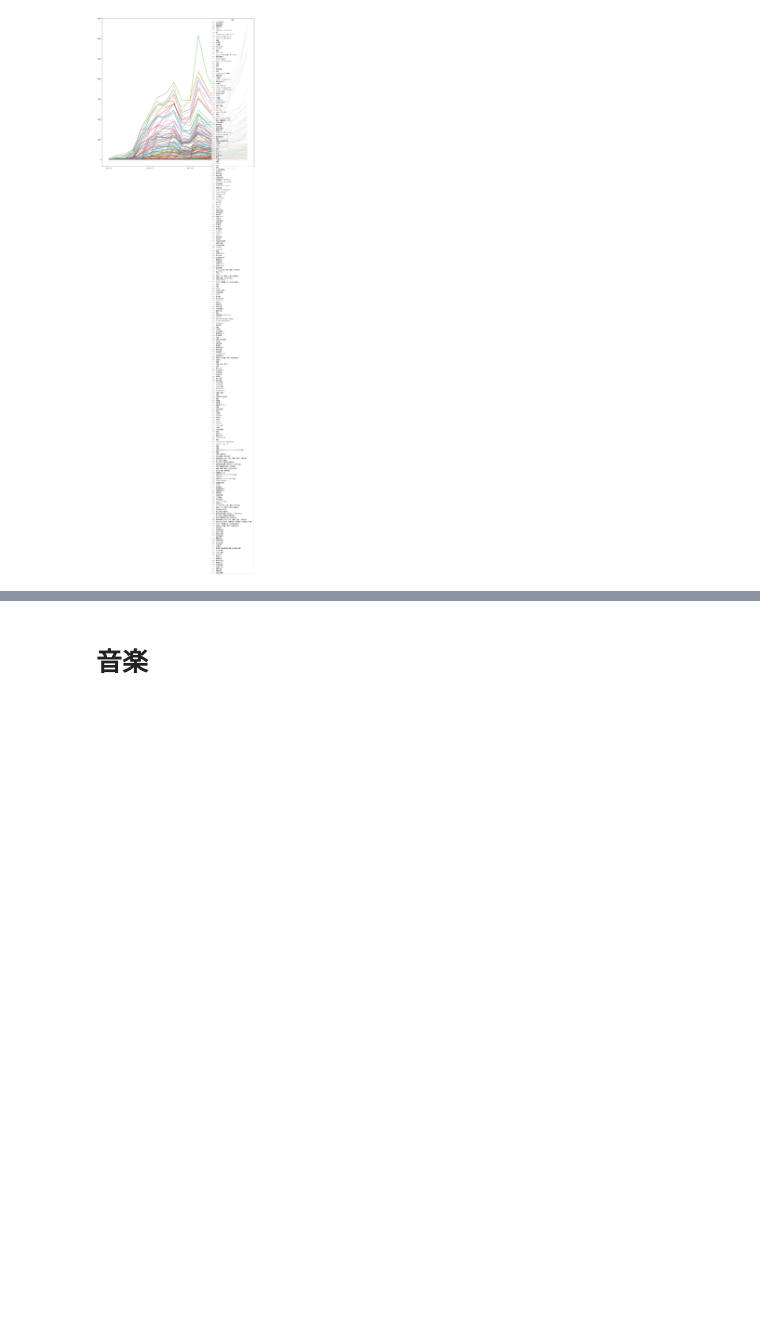
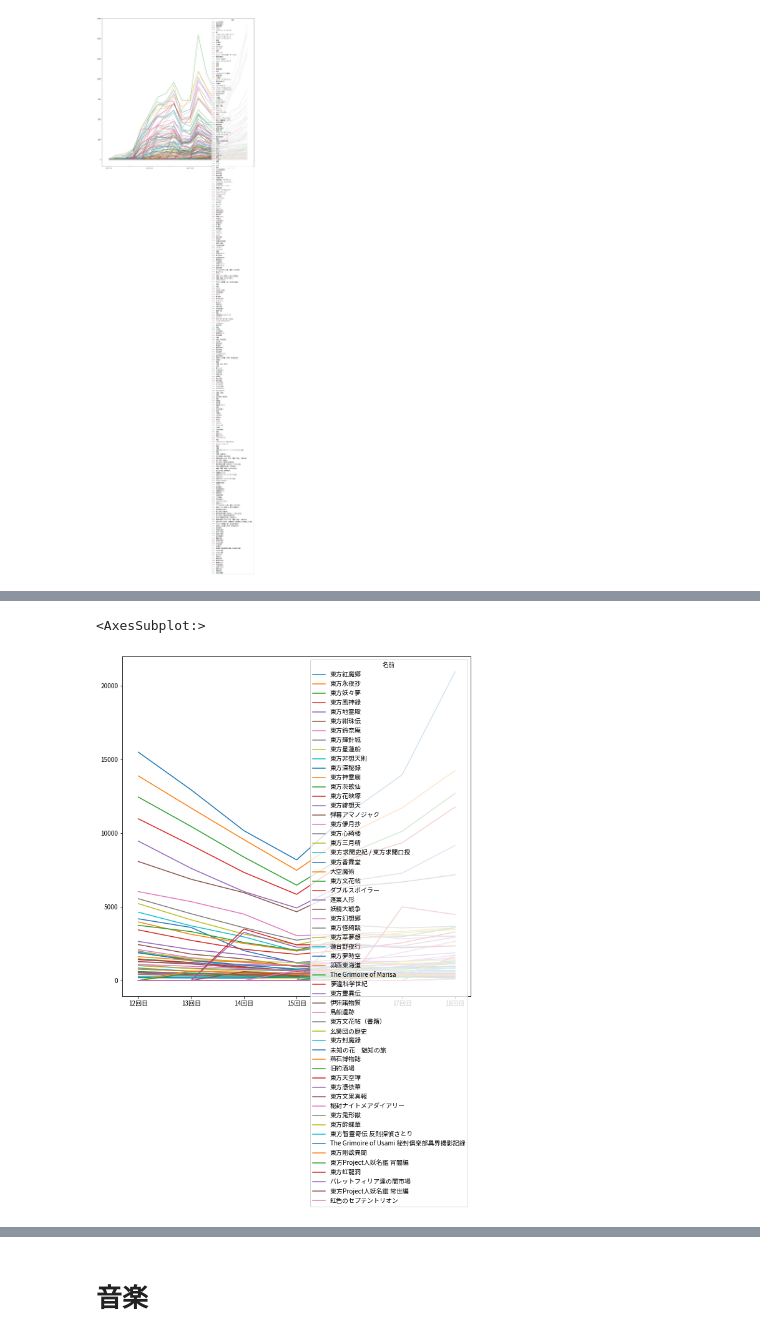
Before and after one commit to xiangze/toubou_vote_analysis, a Jupyter notebook: EDA.ipynb, the cells around one changed output, grey strips where cells are left out. Saved outputs shown, nothing was run; the diff lists cells and outputs as text; code cells hidden in the pictures; blank space fills up the shorter version.

```diff
--- a/EDA.ipynb
+++ b/EDA.ipynb
@@ -580,0 +617,12 @@ charpoint_entropy.plot(figsize=[10,10],marker='+')
+# %%
+def merge_votes(dfs):
+    pdd=dfs[0]
+    for c in dfs[1:]:
+        try:
+            pdd=pd.merge(pdd,c,on="名前",how='outer')
+        except:
+            print(c)
+    return pdd
+# %%
+title_point=merge_votes(title_points)
+title_rank=merge_votes(title_ranks)
@@ -580,0 +649,16 @@ charpoint_entropy.plot(figsize=[10,10],marker='+')
+# %%
+def transpose_df(df:pd.DataFrame, fillvalue=0,astype="int")-> pd.DataFrame:
+        dfT=df.T
+        dfT.columns=dfT.iloc[0]
+        dfT=dfT.fillna(fillvalue)
+        dfT=dfT.drop("名前")
+        dfT=dfT.astype(astype)
+        return dfT
+# %%
+title_pointT=transpose_df(title_point)
+title_rankT=transpose_df(title_rank,60)
+# %%
+title_pointT.plot(figsize=(10,10))
+# %% [output]
+<AxesSubplot:>
+[figure, added]
```
Also changed, not shown: parts of 81 cells of this notebook.
